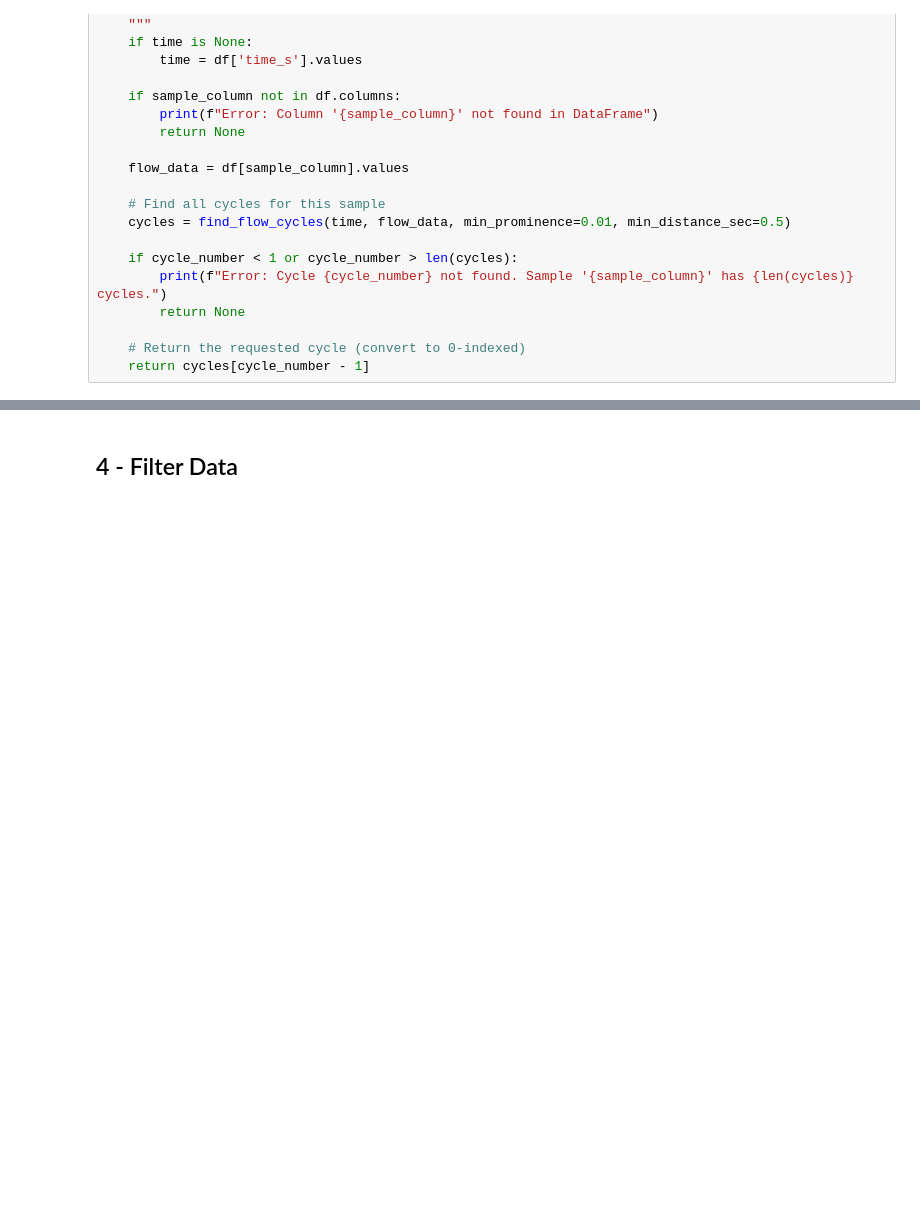
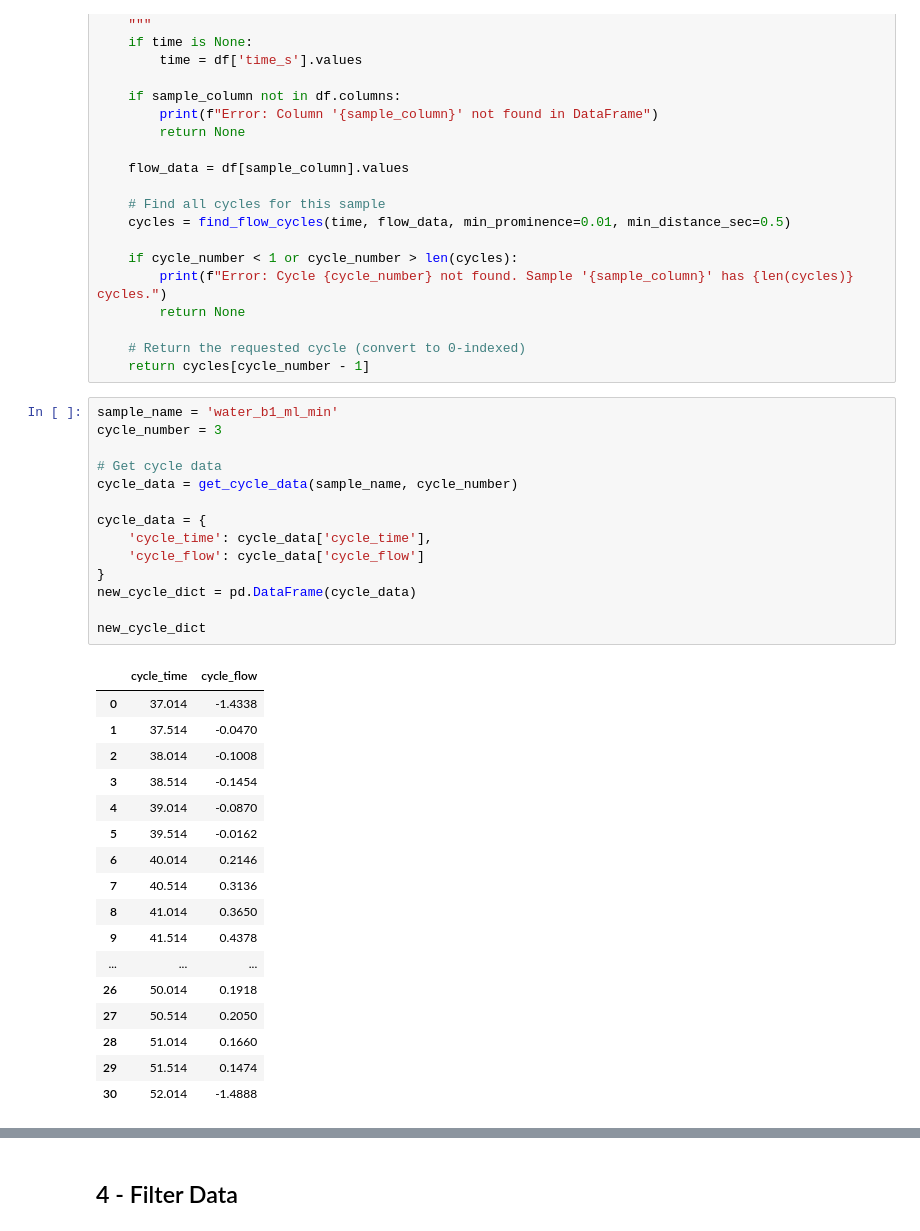
Before and after one commit to mahdi-rstgr/Micro_Liquid_Handling, a Jupyter notebook: Applications/Viscosity_estimation/flow_curve_analysis.ipynb, the cells around one changed output, grey strips where cells are left out. Cells and saved outputs as stored; diff of their text form; blank space fills up the shorter version.

```diff
--- a/Applications/Viscosity_estimation/flow_curve_analysis.ipynb
+++ b/Applications/Viscosity_estimation/flow_curve_analysis.ipynb
@@ -298,6 +301,38 @@ def get_cycle_data(sample_column, cycle_number, df=df, time=None):
 
     # Return the requested cycle (convert to 0-indexed)
     return cycles[cycle_number - 1]
+# %%
+sample_name = 'water_b1_ml_min'
+cycle_number = 3
+
+# Get cycle data
+cycle_data = get_cycle_data(sample_name, cycle_number)
+
+cycle_data = {
+    'cycle_time': cycle_data['cycle_time'],
+    'cycle_flow': cycle_data['cycle_flow']
+}
+new_cycle_dict = pd.DataFrame(cycle_data)
+
+new_cycle_dict
+# %% [output]
+|  | cycle_time | cycle_flow |
+| 0 | 37.014 | -1.4338 |
+| 1 | 37.514 | -0.0470 |
+| 2 | 38.014 | -0.1008 |
+| 3 | 38.514 | -0.1454 |
+| 4 | 39.014 | -0.0870 |
+| 5 | 39.514 | -0.0162 |
+| 6 | 40.014 | 0.2146 |
+| 7 | 40.514 | 0.3136 |
+| 8 | 41.014 | 0.3650 |
+| 9 | 41.514 | 0.4378 |
+| ... | ... | ... |
+| 26 | 50.014 | 0.1918 |
+| 27 | 50.514 | 0.2050 |
+| 28 | 51.014 | 0.1660 |
+| 29 | 51.514 | 0.1474 |
+| 30 | 52.014 | -1.4888 |
 # %%
 # Simple example: Get and plot a single cycle
 sample_name = 'water_b1_ml_min'
```
Also changed, not shown: parts of 11 cells of this notebook, 7 other files.
